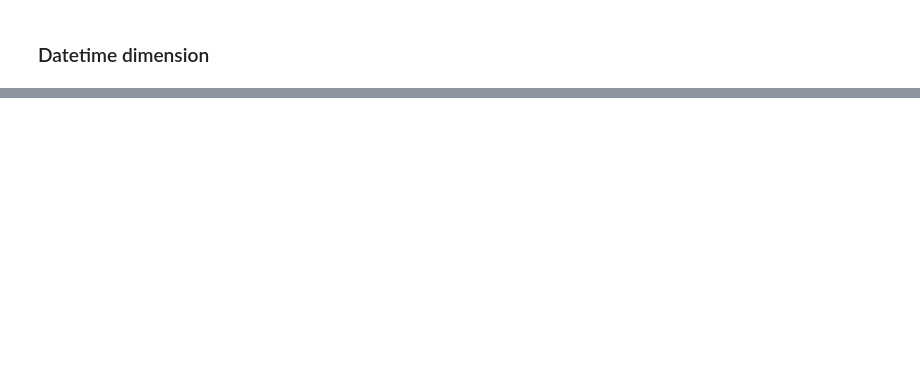
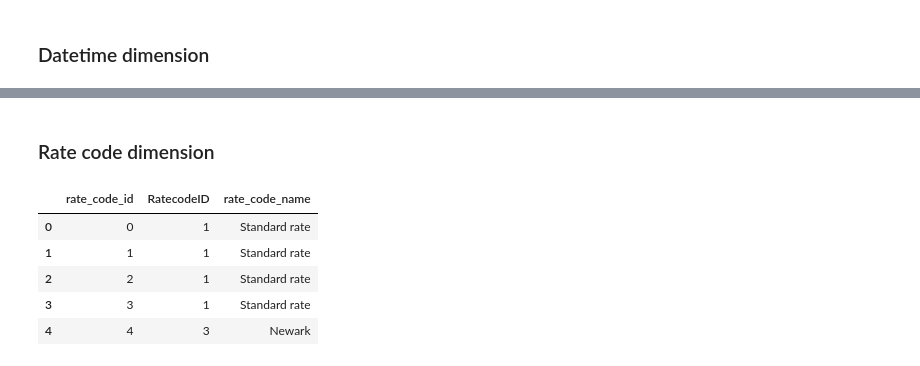
Before and after one commit to quangdvn/trip-tracking-pipeline, a Jupyter notebook: code/transforming.ipynb, the cells around one changed output, grey strips where cells are left out. Saved outputs shown, nothing was run; the diff lists cells and outputs as text; code cells hidden in the pictures; blank space fills up the shorter version.

```diff
--- a/code/transforming.ipynb
+++ b/code/transforming.ipynb
@@ -87,0 +124,27 @@ datetime_dim
+# %% [markdown]
+### Rate code dimension
+# %%
+rate_code_type = {
+		1:"Standard rate",
+		2:"JFK",
+		3:"Newark",
+		4:"Nassau or Westchester",
+		5:"Negotiated fare",
+		6:"Group ride"
+}
+
+rate_code_dim = df[['RatecodeID']].reset_index(drop=True)
+rate_code_dim['rate_code_id'] = rate_code_dim.index
+rate_code_dim['rate_code_name'] = rate_code_dim['RatecodeID'].map(rate_code_type)
+rate_code_dim = rate_code_dim[['rate_code_id', 'RatecodeID', 'rate_code_name']]
+
+# rate_code_dim.sort_values(by=['RatecodeID'], inplace=True)
+
+rate_code_dim.head()
+# %% [output]
+|  | rate_code_id | RatecodeID | rate_code_name |
+| 0 | 0 | 1 | Standard rate |
+| 1 | 1 | 1 | Standard rate |
+| 2 | 2 | 1 | Standard rate |
+| 3 | 3 | 1 | Standard rate |
+| 4 | 4 | 3 | Newark |
```
Also changed, not shown: parts of 17 cells of this notebook.
